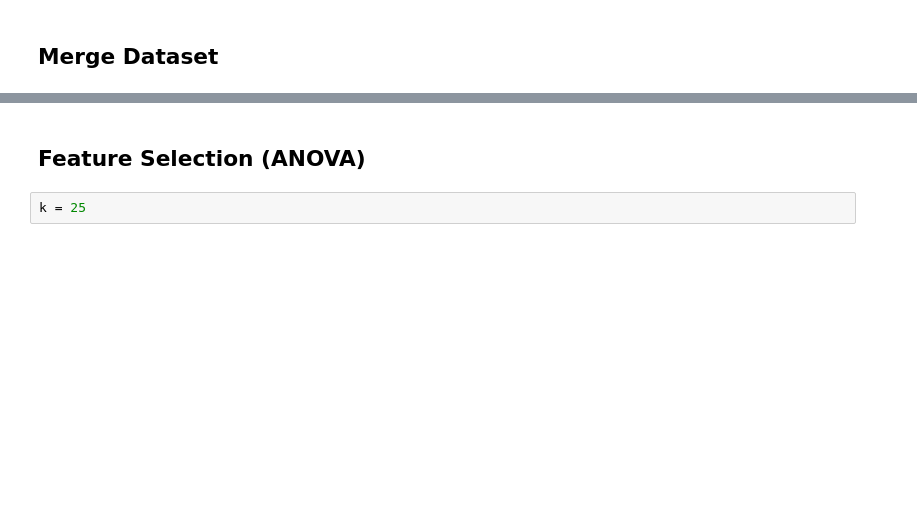
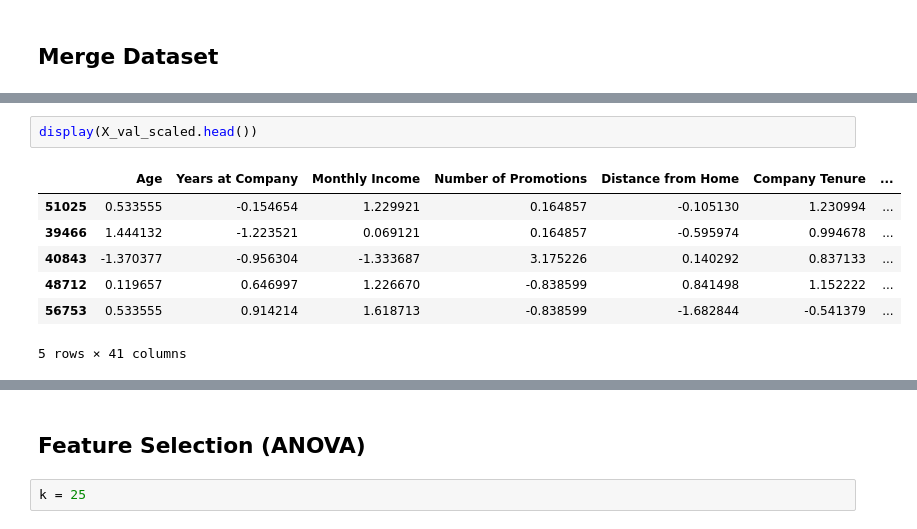
Before and after one commit to hisyamssyr/FP-Machine-Learning, a Jupyter notebook: employee_atrition_prediction.ipynb, the cells around one changed output, grey strips where cells are left out. Drawn from its saved outputs; the diff is of its cells as text; blank space fills up the shorter version.

```diff
--- a/employee_atrition_prediction.ipynb
+++ b/employee_atrition_prediction.ipynb
@@ -510,4 +551,14 @@ display(X_train_scaled.head())
 5 rows × 41 columns
+# %%
+display(X_val_scaled.head())
+# %% [output]
+|  | Age | Years at Company | Monthly Income | Number of Promotions | Distance from Home | Company Tenure | ... |
+| 51025 | 0.533555 | -0.154654 | 1.229921 | 0.164857 | -0.105130 | 1.230994 | ... |
+| 39466 | 1.444132 | -1.223521 | 0.069121 | 0.164857 | -0.595974 | 0.994678 | ... |
+| 40843 | -1.370377 | -0.956304 | -1.333687 | 3.175226 | 0.140292 | 0.837133 | ... |
+| 48712 | 0.119657 | 0.646997 | 1.226670 | -0.838599 | 0.841498 | 1.152222 | ... |
+| 56753 | 0.533555 | 0.914214 | 1.618713 | -0.838599 | -1.682844 | -0.541379 | ... |
+5 rows × 41 columns
 # %%
 display(X_test_scaled.head())
 # %% [output]
```
Also changed, not shown: parts of 74 cells of this notebook.
